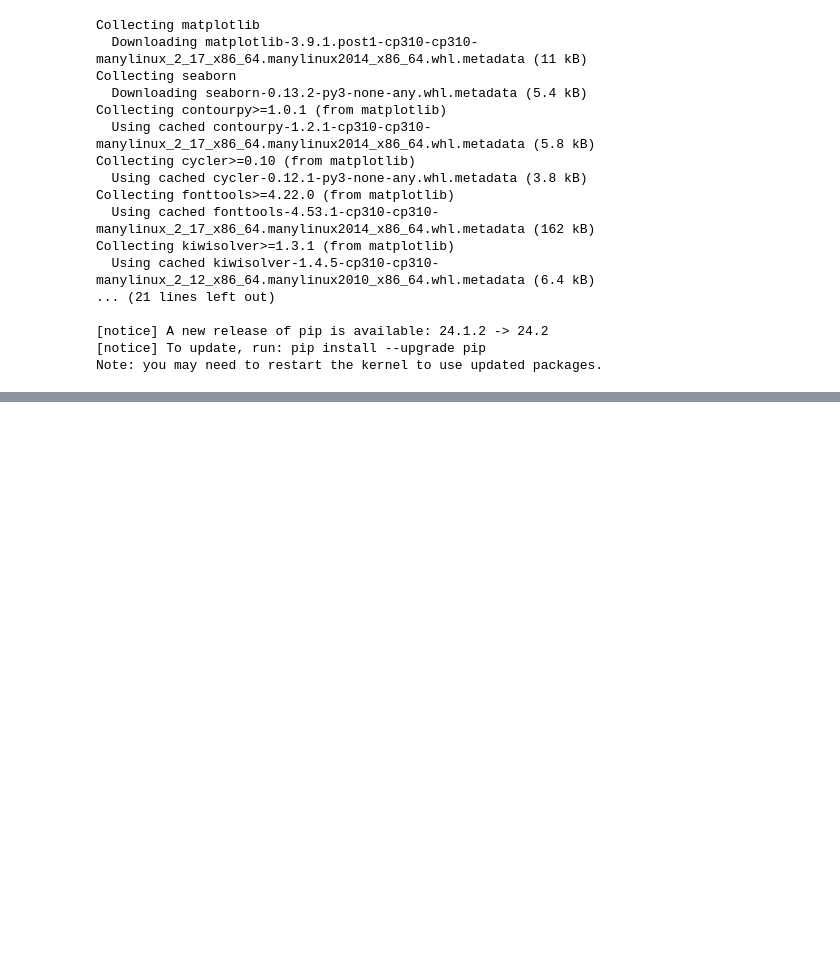
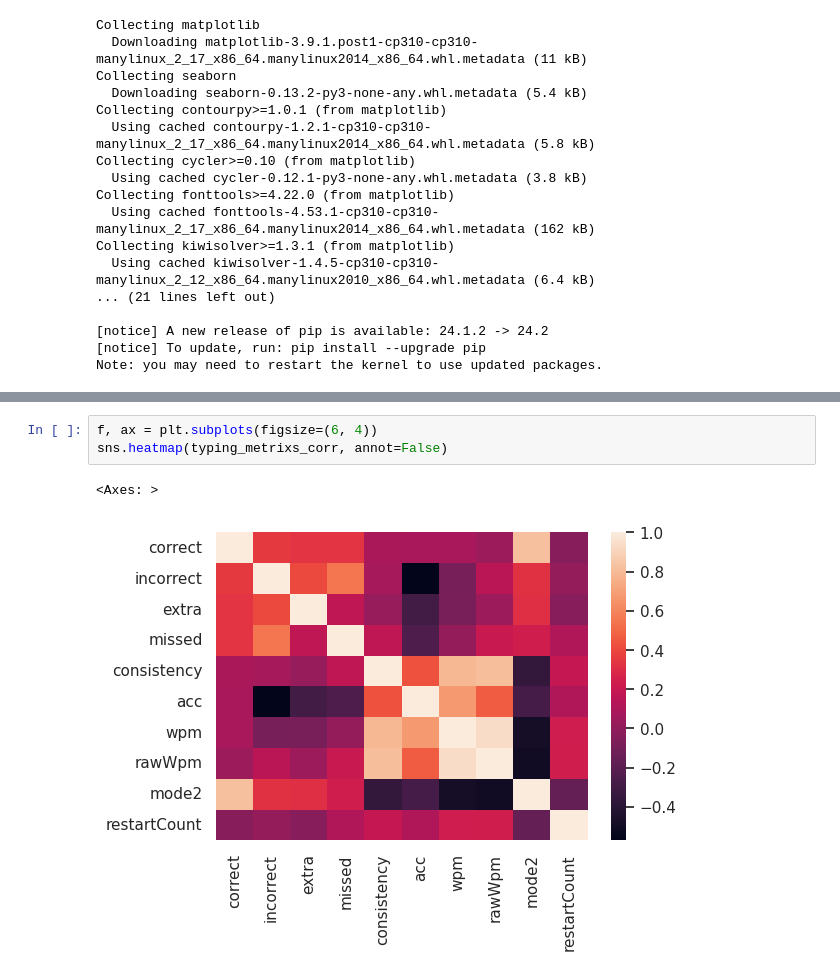
Before and after one commit to shadmeoli/weekend_challanges, a Jupyter notebook: my_typing_progress/sql_dump.ipynb, the cells around one changed output, grey strips where cells are left out. Cells and saved outputs as stored; diff of their text form; blank space fills up the shorter version.

```diff
--- a/my_typing_progress/sql_dump.ipynb
+++ b/my_typing_progress/sql_dump.ipynb
@@ -279,0 +278,6 @@ sns.heatmap(typing_metrixs_corr, annot=False)
+# %%
+f, ax = plt.subplots(figsize=(6, 4))
+sns.heatmap(typing_metrixs_corr, annot=False)
+# %% [output]
+<Axes: >
+[figure, added]
```
Also changed, not shown: parts of 4 cells of this notebook, 1 other file.
